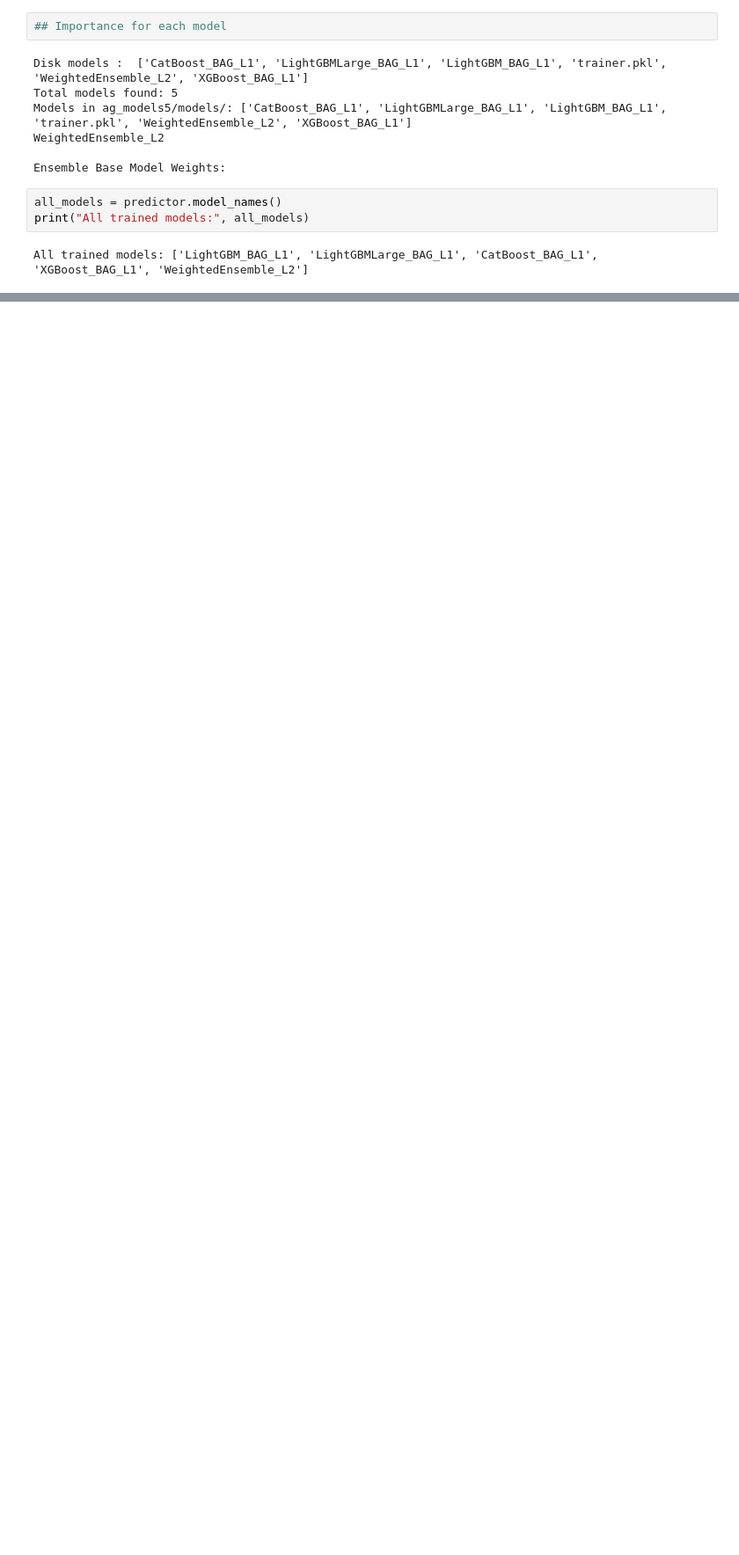
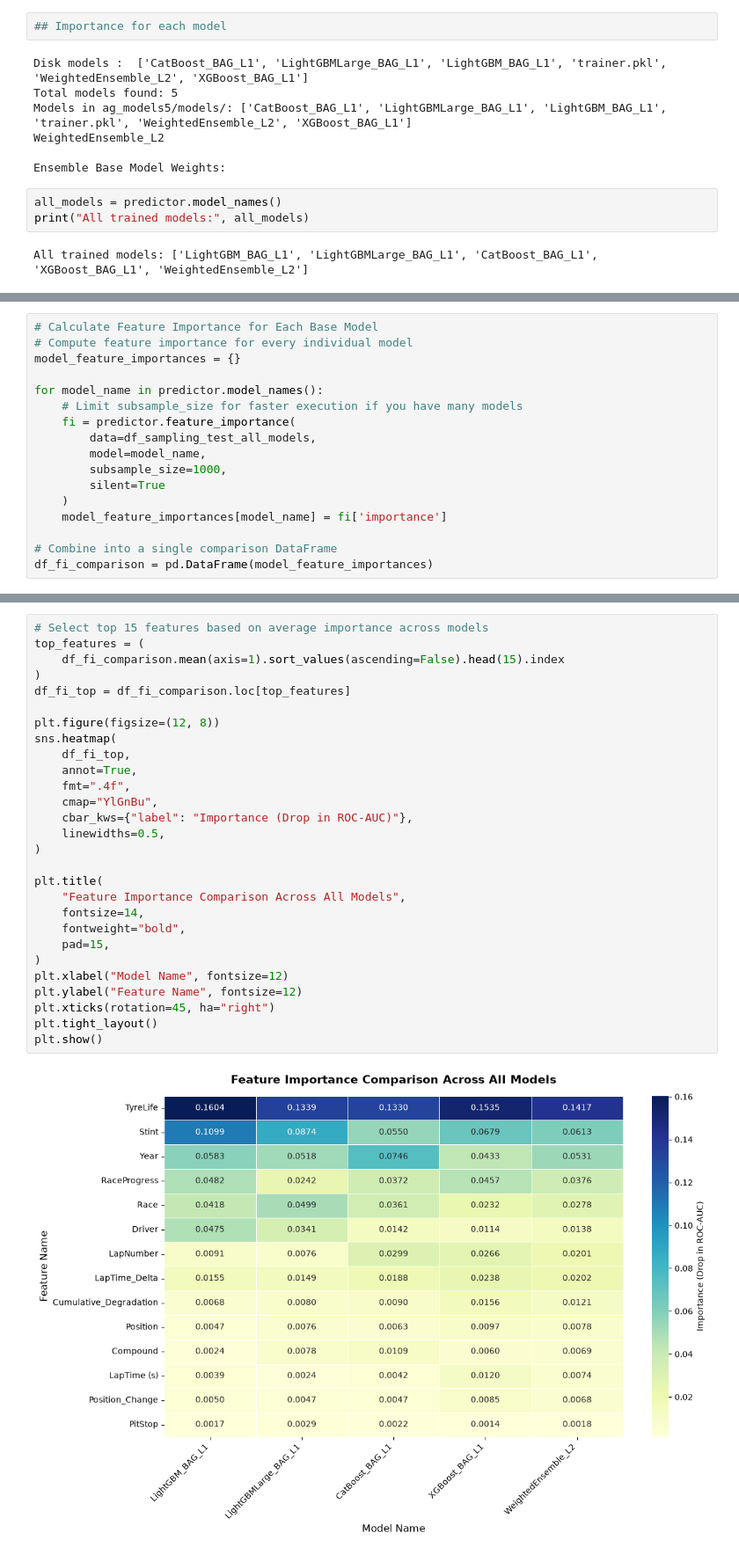
Before and after one commit to DarshakJ/F1_Pit_prediction, a Jupyter notebook: model_analysis.ipynb, the cells around one changed output, grey strips where cells are left out. Shown at 88% size. Drawn from its saved outputs; the diff is of its cells as text; blank space fills up the shorter version.

```diff
--- a/model_analysis.ipynb
+++ b/model_analysis.ipynb
@@ -309,0 +342,17 @@ len(sample_data)
+# %%
+# Calculate Feature Importance for Each Base Model
+# Compute feature importance for every individual model
+model_feature_importances = {}
+
+for model_name in predictor.model_names():
+    # Limit subsample_size for faster execution if you have many models
+    fi = predictor.feature_importance(
+        data=df_sampling_test_all_models,
+        model=model_name,
+        subsample_size=1000,
+        silent=True
+    )
+    model_feature_importances[model_name] = fi['importance']
+
+# Combine into a single comparison DataFrame
+df_fi_comparison = pd.DataFrame(model_feature_importances)
@@ -309,0 +377,30 @@ len(sample_data)
+# %%
+# Select top 15 features based on average importance across models
+top_features = (
+    df_fi_comparison.mean(axis=1).sort_values(ascending=False).head(15).index
+)
+df_fi_top = df_fi_comparison.loc[top_features]
+
+plt.figure(figsize=(12, 8))
+sns.heatmap(
+    df_fi_top,
+    annot=True,
+    fmt=".4f",
+    cmap="YlGnBu",
+    cbar_kws={"label": "Importance (Drop in ROC-AUC)"},
+    linewidths=0.5,
+)
+
+plt.title(
+    "Feature Importance Comparison Across All Models",
+    fontsize=14,
+    fontweight="bold",
+    pad=15,
+)
+plt.xlabel("Model Name", fontsize=12)
+plt.ylabel("Feature Name", fontsize=12)
+plt.xticks(rotation=45, ha="right")
+plt.tight_layout()
+plt.show()
+# %% [output]
+[figure, added]
```
Also changed, not shown: parts of 9 cells of this notebook.
